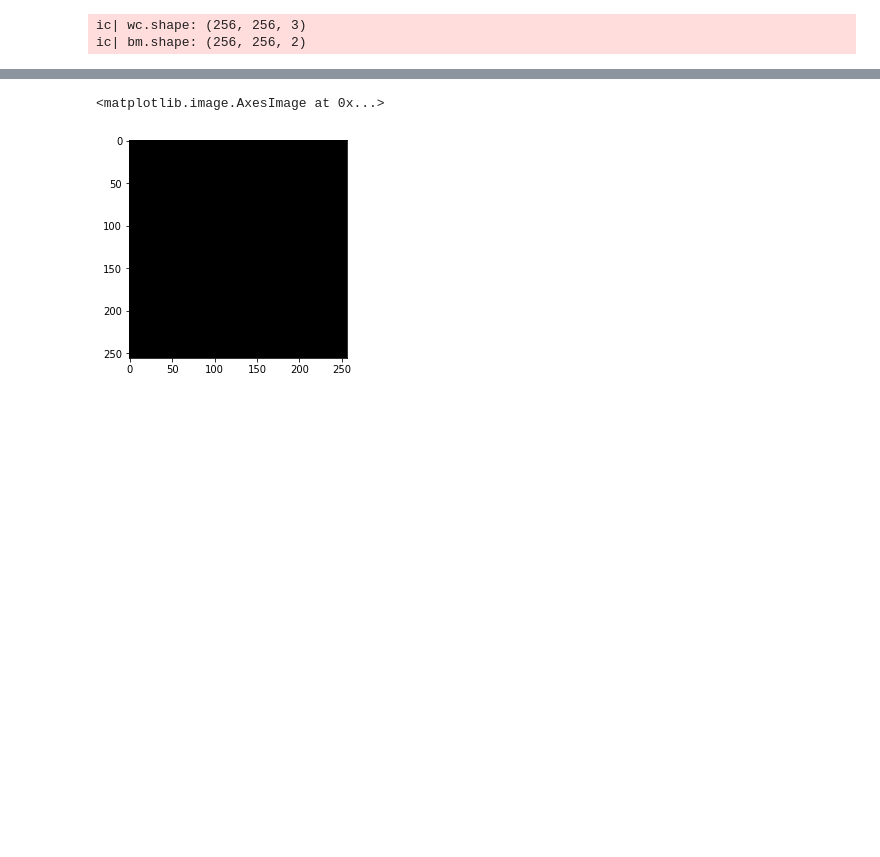
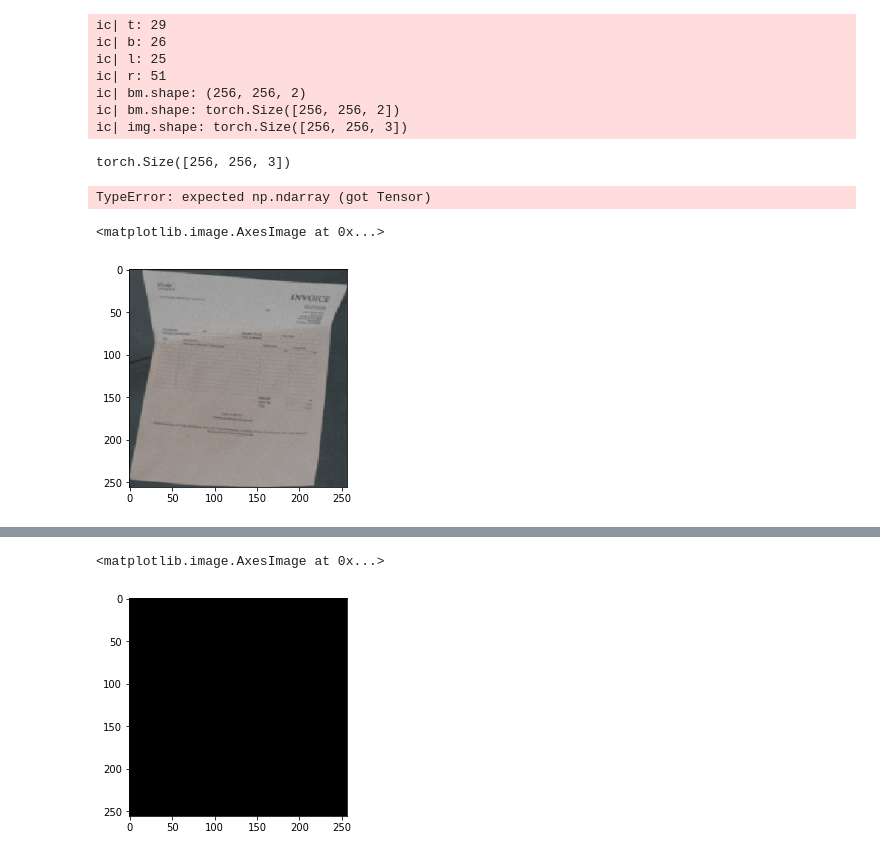
Before and after one commit to Leon-Sander/ImageRectification, a Jupyter notebook: crop.ipynb, the cells around one changed output, grey strips where cells are left out. Cells and saved outputs as stored; diff of their text form; code cells hidden in the pictures; blank space fills up the shorter version.

Commit message:
bm cropping figured out, problem was the scaling

```diff
--- a/crop.ipynb
+++ b/crop.ipynb
@@ -16,12 +17,35 @@ img = img.transpose(0,1).transpose(1,2)
 
 wc = np.load(path + '/warped_WC.npz')['warped_WC']
 bm = np.load(path + '/warped_BM.npz')['warped_BM']
-ic(wc.shape)
+#ic(wc.shape)
+#ic(bm.shape)
+#wc, bm = utils.tight_crop_wc_bm(wc, bm)
+
+img, wc, bm = utils.tight_crop_im_bm(img, wc, bm)
 ic(bm.shape)
-wc, bm = utils.tight_crop_wc_bm(wc, bm)
+ic(img.shape)
 # %% [output]
-ic| wc.shape: (256, 256, 3)
+ic| t: 29
+ic| b: 26
+ic| l: 25
+ic| r: 51
 ic| bm.shape: (256, 256, 2)
+ic| bm.shape: torch.Size([256, 256, 2])
+ic| img.shape: torch.Size([256, 256, 3])
+torch.Size([256, 256, 3])
+# %%
+#img = torch.from_numpy(img).transpose(2,1).transpose(1,0).unsqueeze(0)
+img = img.transpose(2,1).transpose(1,0).unsqueeze(0)
+unwarped_img = utils.unwarp_image_crop(img,bm.unsqueeze(0))
+plt.imshow(unwarped_img)
+# %% [output]
+TypeError: expected np.ndarray (got Tensor)
+# %%
+
+plt.imshow(img[0].transpose(0,1).transpose(1,2))
+# %% [output]
+<matplotlib.image.AxesImage at 0x...>
+[figure, added]
 # %%
 import augmentationsk
 wc_dummy = utils.load_wc(data_dir + '00').transpose(0,1).transpose(1,2)
```
Also changed, not shown: parts of 9 cells of this notebook, 2 other files.
